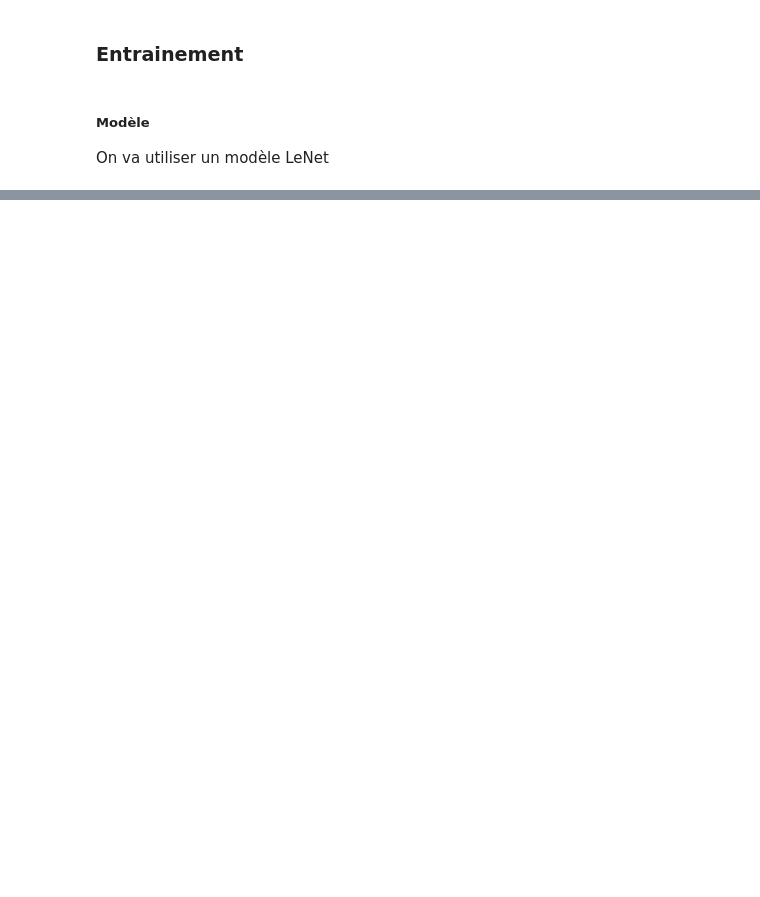
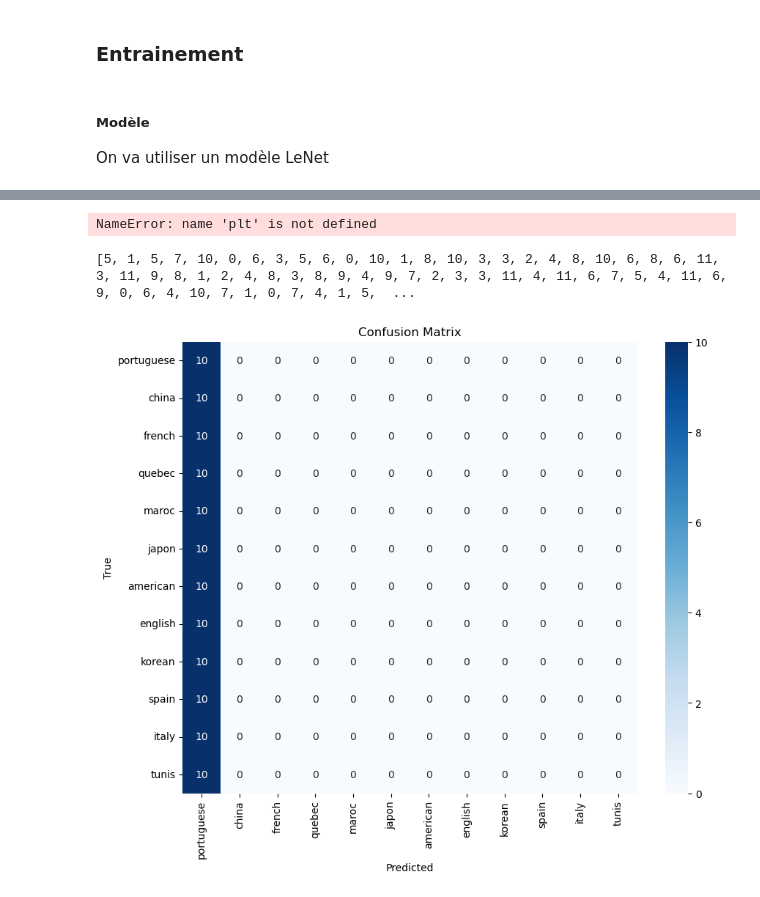
Before and after one commit to Metriida/language_classification, a Jupyter notebook: projet.ipynb, the cells around one changed output, grey strips where cells are left out. Drawn from its saved outputs; the diff is of its cells as text; code cells hidden in the pictures; blank space fills up the shorter version.

```diff
--- a/projet.ipynb
+++ b/projet.ipynb
@@ -294 +177,8 @@ Estimated Total Size (MB): 184.28
 ==========================================================================================
+# %%
+import torch
+model = torch.hub.load('pytorch/vision:v0.10.0', 'resnet18', pretrained=False)
+# adapt the model to the input shape and output shape
+model.conv1 = nn.Conv2d(1, 64, kernel_size=(7, 7), stride=(2, 2), padding=(3, 3), bias=False)
+model.fc = nn.Linear(512, 12)
+print(summary(model, (1, spectro_shape[0], spectro_shape[1])))
@@ -298,8 +207,12 @@ from tqdm import tqdm
 nb_epochs = 20
 
 criterion = nn.CrossEntropyLoss()
-optimizer = torch.optim.SGD(model.parameters(), lr=0.01)
-scheduler = torch.optim.lr_scheduler.StepLR(optimizer, step_size=2, gamma=0.1)
+optimizer = torch.optim.Adam(model.parameters(), lr=0.0001)
+
+#cosine annealing learning rate
+# scheduler = torch.optim.lr_scheduler.CosineAnnealingLR(optimizer, T_max=nb_epochs)
+
+scheduler = torch.optim.lr_scheduler.StepLR(optimizer, step_size=5, gamma=0.1)
 
 device = torch.device("cuda" if torch.cuda.is_available() else "cpu")
 model.to(device)
@@ -314,7 +227,7 @@ for epoch in range(nb_epochs):
     train_loss = 0
     correct = 0
     total = 0
-    for data, labels, genres in tqdm(train_dataloader, desc=f"Epoch {epoch+1}/{nb_epochs}"):
+    for data, labels in tqdm(train_dataloader, desc=f"Epoch {epoch+1}/{nb_epochs}"):
         data, labels = data.to(device), labels.to(device)
         optimizer.zero_grad()
         outputs = model(data.unsqueeze(1).float())
@@ -334,7 +247,7 @@ for epoch in range(nb_epochs):
     correct = 0
     total = 0
     with torch.no_grad():
-        for data, labels, genres in tqdm(val_dataloader, desc=f"Validation {epoch+1}/{nb_epochs}"):
+        for data, labels in tqdm(val_dataloader, desc=f"Validation {epoch+1}/{nb_epochs}"):
             data, labels = data.to(device), labels.to(device)
             outputs = model(data.unsqueeze(1).float())
             loss = criterion(outputs, labels)
@@ -347,4 +260,5 @@ for epoch in range(nb_epochs):
     val_accuracies.append(100 * correct / total)
 
     print(f"Epoch {epoch+1}/{nb_epochs}, Train Loss: {train_losses[-1]:.4f}, Train Accuracy: {train_accuracies[-1]:.2f}%, Val Loss: {val_losses[-1]:.4f}, Val Accuracy: {val_accuracies[-1]:.2f}%")
+
     scheduler.step()
@@ -350,0 +275,48 @@ for epoch in range(nb_epochs):
+# %%
+# plot loss and accuracy
+plt.figure(figsize=(10, 4))
+plt.subplot(1, 2, 1)
+plt.plot(train_losses, label='Train Loss')
+plt.plot(val_losses, label='Validation Loss')
+plt.xlabel('Epoch')
+plt.ylabel('Loss')
+plt.legend()
+
+plt.subplot(1, 2, 2)
+plt.plot(train_accuracies, label='Train Accuracy')
+plt.plot(val_accuracies, label='Validation Accuracy')
+plt.xlabel('Epoch')
+plt.ylabel('Accuracy')
+plt.legend()
+
+plt.show()
+# %% [output]
+NameError: name 'plt' is not defined
+# %%
+# confusion matrix
+from sklearn.metrics import confusion_matrix
+import seaborn as sns
+
+model.eval()
+y_true = []
+y_pred = []
+
+with torch.no_grad():
+    for data, labels in tqdm(test_dataloader, desc="Test"):
+        data, labels = data.to(device), labels.to(device)
+        outputs = model(data.unsqueeze(1).float())
+        _, predicted = outputs.max(1)
+        y_true.extend(labels.cpu().numpy())
+        y_pred.extend(predicted.cpu().numpy())
+print(y_true)
+cm = confusion_matrix(y_true, y_pred)
+
+plt.figure(figsize=(10, 8))
+sns.heatmap(cm, annot=True, fmt='d', cmap='Blues', xticklabels=dict_classes.values(), yticklabels=dict_classes.values())
+plt.xlabel('Predicted')
+plt.ylabel('True')
+plt.title('Confusion Matrix')
+plt.show()
+# %% [output]
+[5, 1, 5, 7, 10, 0, 6, 3, 5, 6, 0, 10, 1, 8, 10, 3, 3, 2, 4, 8, 10, 6, 8, 6, 11, 3, 11, 9, 8, 1, 2, 4, 8, 3, 8, 9, 4, 9, 7, 2, 3, 3, 11, 4, 11, 6, 7, 5, 4, 11, 6, 9, 0, 6, 4, 10, 7, 1, 0, 7, 4, 1, 5,  ...
+[figure, added]
```
Also changed, not shown: parts of 20 cells of this notebook, 2 other files.
